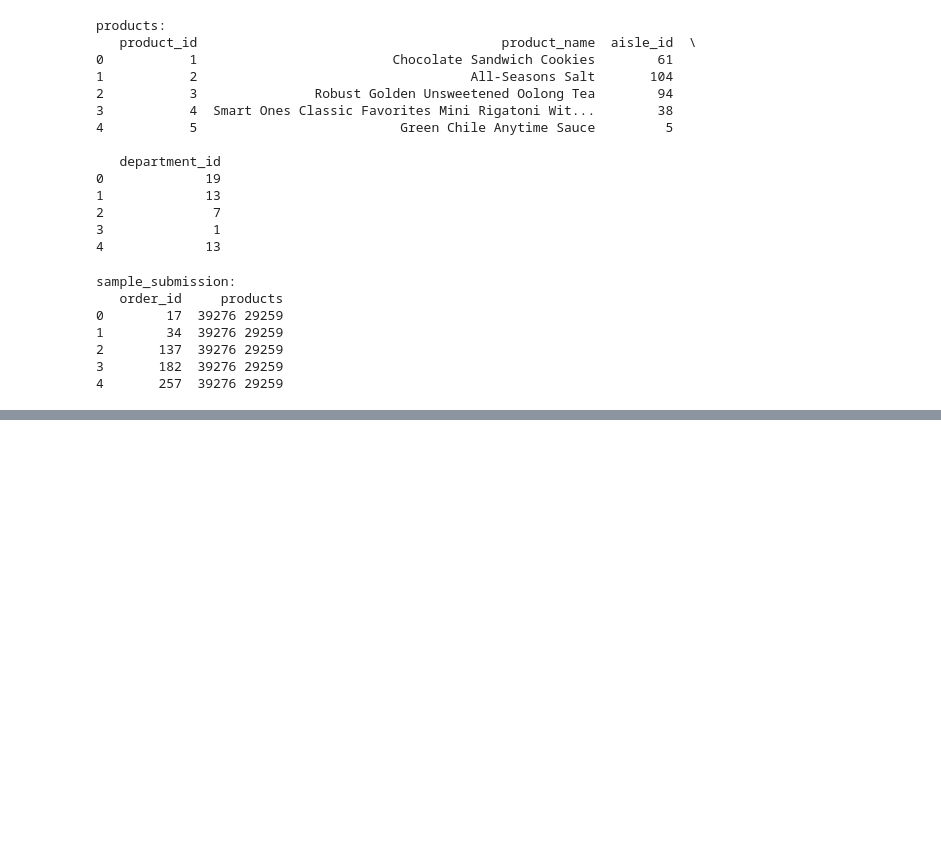
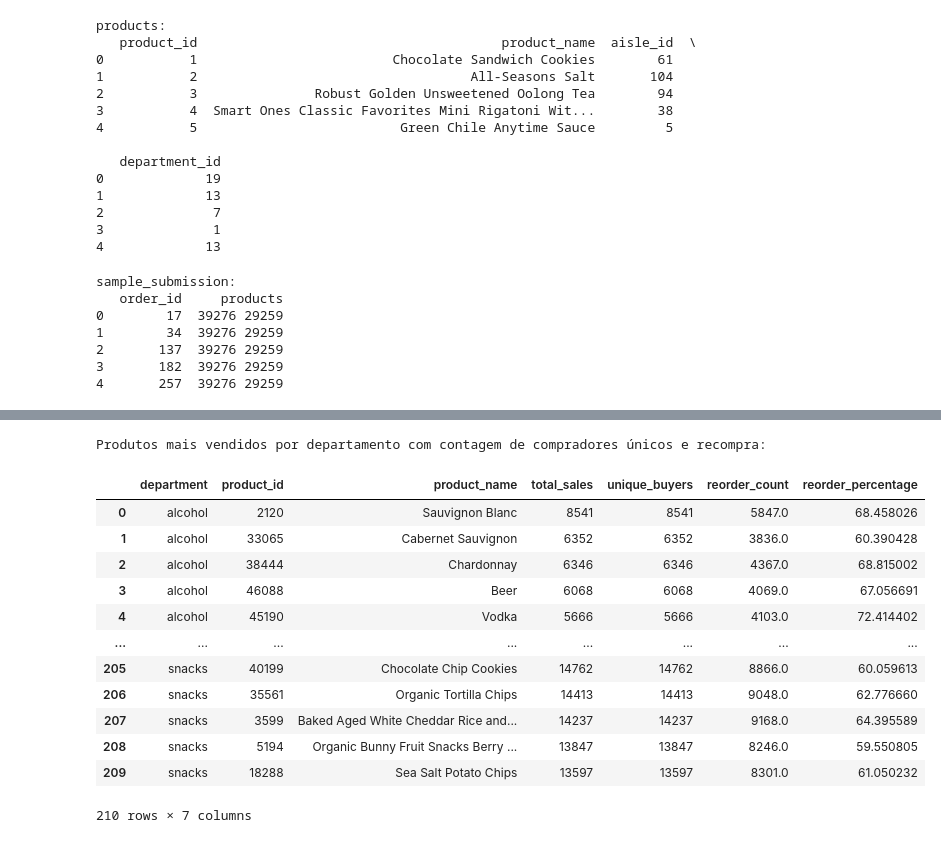
Before and after one commit to Gabrieldiasdeoliveira/cross_up_selling, a Jupyter notebook: cross_up_selling.ipynb, the cells around one changed output, grey strips where cells are left out. Drawn from its saved outputs; the diff is of its cells as text; code cells hidden in the pictures; blank space fills up the shorter version.

```diff
--- a/cross_up_selling.ipynb
+++ b/cross_up_selling.ipynb
@@ -196,0 +348,36 @@ Aisles:
+# %%
+# Passo 8: Contar compradores únicos para cada produto
+unique_buyers = merged_with_orders.groupby('product_id')['order_id'].nunique().reset_index()
+unique_buyers.columns = ['product_id', 'unique_buyers']
+# %%
+# Passo 9: Contar produtos reordenados e comprados pela primeira vez
+reorder_count = merged_with_orders.groupby('product_id')['reordered'].sum().reset_index()
+reorder_count.columns = ['product_id', 'reorder_count']
+# %%
+# Passo 10: Calcular a porcentagem de reordenação
+top_products_by_department['reorder_percentage'] = (top_products_by_department['reorder_count'] / top_products_by_department['total_sales']) * 100
+# %%
+# Passo 10: Adicionar os dados de compradores únicos e recompra ao DataFrame dos produtos mais vendidos
+top_products_by_department = top_products_by_department.merge(unique_buyers, on='product_id', how='left')
+top_products_by_department = top_products_by_department.merge(reorder_count, on='product_id', how='left')
+# %%
+# Exibir os resultados finais
+print("\nProdutos mais vendidos por departamento com contagem de compradores únicos e recompra:")
+# %% [output]
+Produtos mais vendidos por departamento com contagem de compradores únicos e recompra:
+# %%
+top_products_by_department
+# %% [output]
+|  | department | product_id | product_name | total_sales | unique_buyers | reorder_count | reorder_percentage |
+| 0 | alcohol | 2120 | Sauvignon Blanc | 8541 | 8541 | 5847.0 | 68.458026 |
+| 1 | alcohol | 33065 | Cabernet Sauvignon | 6352 | 6352 | 3836.0 | 60.390428 |
+| 2 | alcohol | 38444 | Chardonnay | 6346 | 6346 | 4367.0 | 68.815002 |
+| 3 | alcohol | 46088 | Beer | 6068 | 6068 | 4069.0 | 67.056691 |
+| 4 | alcohol | 45190 | Vodka | 5666 | 5666 | 4103.0 | 72.414402 |
+| ... | ... | ... | ... | ... | ... | ... | ... |
+| 205 | snacks | 40199 | Chocolate Chip Cookies | 14762 | 14762 | 8866.0 | 60.059613 |
+| 206 | snacks | 35561 | Organic Tortilla Chips | 14413 | 14413 | 9048.0 | 62.776660 |
+| 207 | snacks | 3599 | Baked Aged White Cheddar Rice and... | 14237 | 14237 | 9168.0 | 64.395589 |
+| 208 | snacks | 5194 | Organic Bunny Fruit Snacks Berry ... | 13847 | 13847 | 8246.0 | 59.550805 |
+| 209 | snacks | 18288 | Sea Salt Potato Chips | 13597 | 13597 | 8301.0 | 61.050232 |
+210 rows × 7 columns
```
Also changed, not shown: parts of 27 cells of this notebook.
